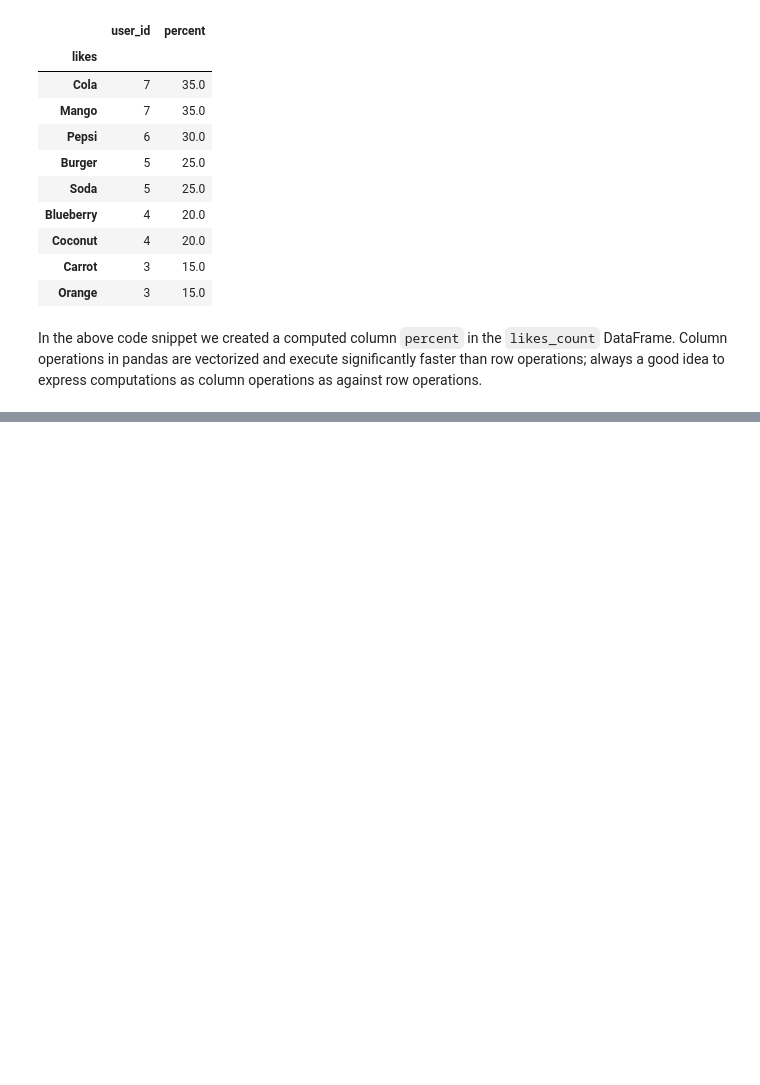
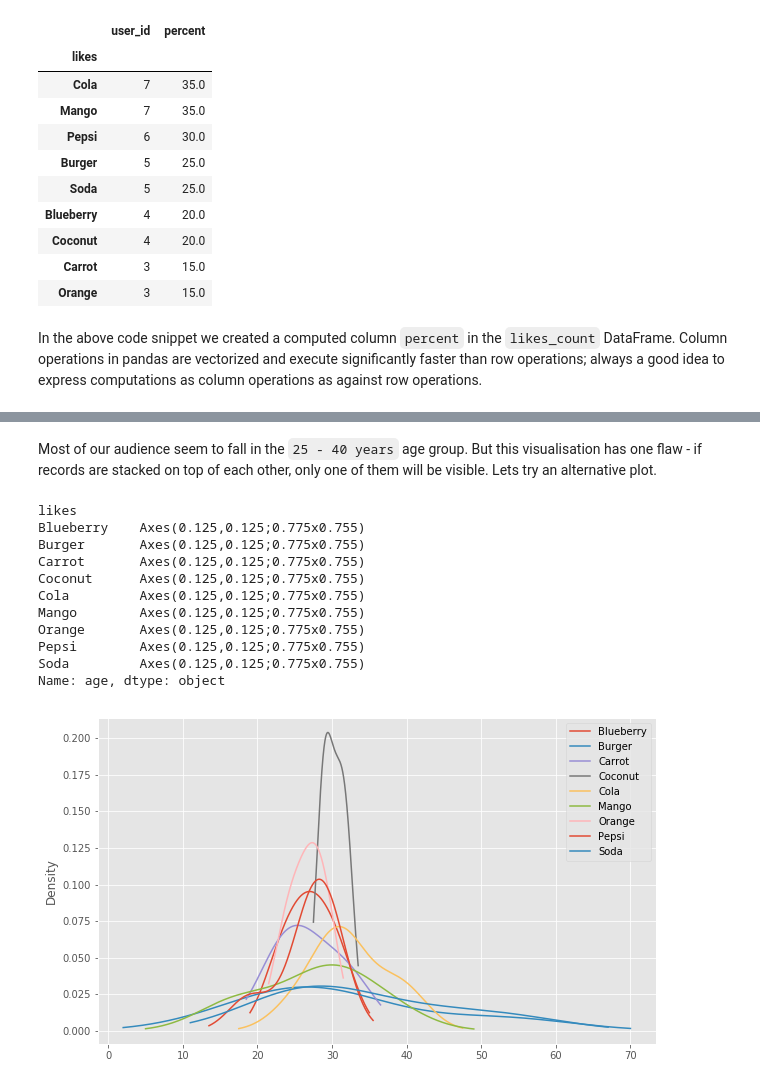
Before and after one commit to dragomirradev/python-data-analysis, a Jupyter notebook: 1-Working-with-relational-data-using-Pandas.ipynb, the cells around one changed output, grey strips where cells are left out. Drawn from its saved outputs; the diff is of its cells as text; code cells hidden in the pictures; blank space fills up the shorter version.

```diff
--- a/1-Working-with-relational-data-using-Pandas.ipynb
+++ b/1-Working-with-relational-data-using-Pandas.ipynb
@@ -469,0 +503,17 @@ In the above code snippet we created a computed column `percent` in the `likes_c
+# %% [markdown]
+Most of our audience seem to fall in the `25 - 40 years` age group. But this visualisation has one flaw - if records are stacked on top of each other, only one of them will be visible. Lets try an alternative plot.
+# %%
+users_likes_join.groupby('likes').age.plot(kind='kde', legend=True, figsize=(10, 6))
+# %% [output]
+likes
+Blueberry    Axes(0.125,0.125;0.775x0.755)
+Burger       Axes(0.125,0.125;0.775x0.755)
+Carrot       Axes(0.125,0.125;0.775x0.755)
+Coconut      Axes(0.125,0.125;0.775x0.755)
+Cola         Axes(0.125,0.125;0.775x0.755)
+Mango        Axes(0.125,0.125;0.775x0.755)
+Orange       Axes(0.125,0.125;0.775x0.755)
+Pepsi        Axes(0.125,0.125;0.775x0.755)
+Soda         Axes(0.125,0.125;0.775x0.755)
+Name: age, dtype: object
+[figure, added]
```
Also changed, not shown: parts of 6 cells of this notebook, 1 other file.
